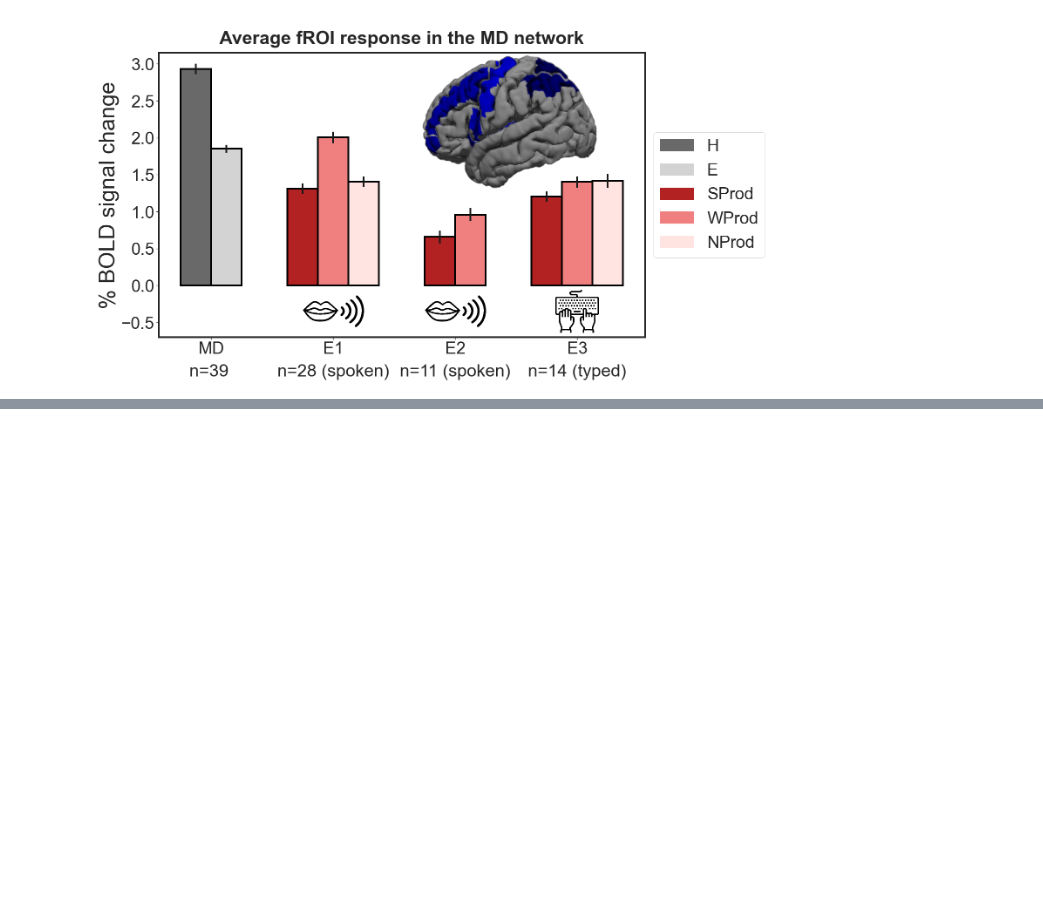
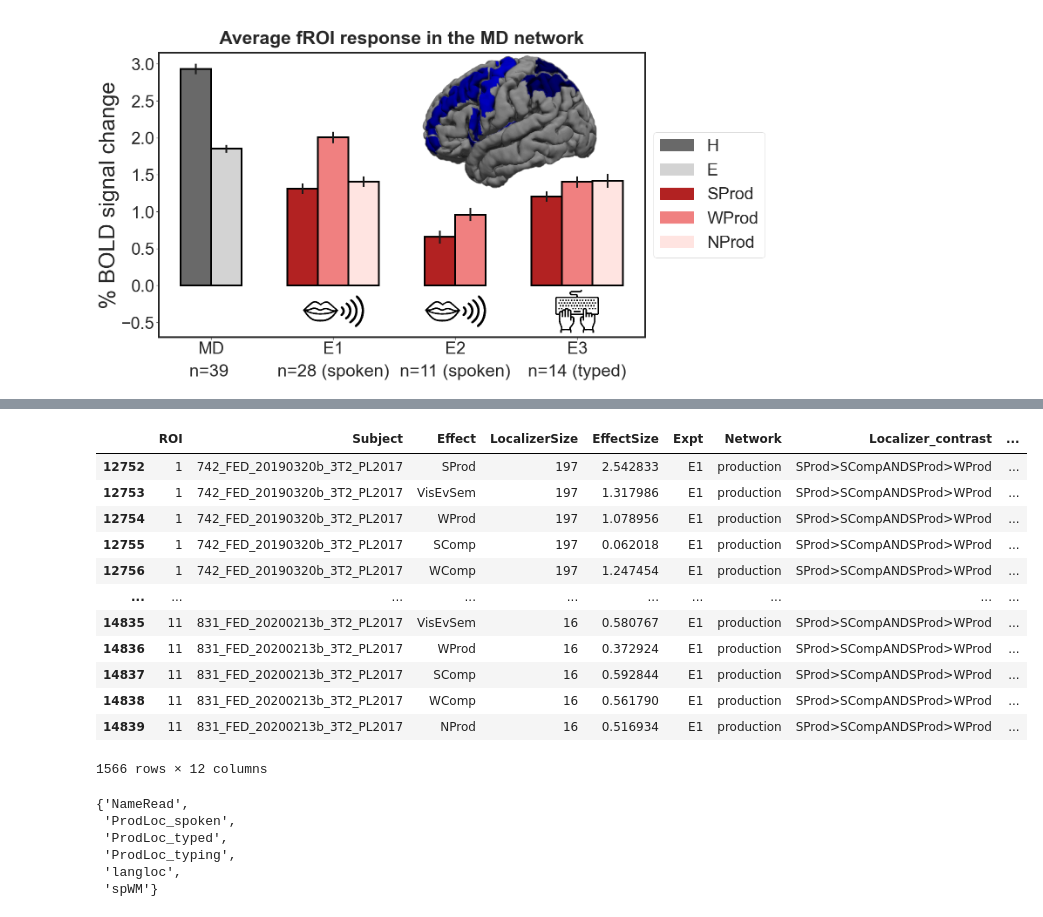
Before and after one commit to jennhu/LanguageProduction, a Jupyter notebook: figures/code/production_paper_fROI_response_figures.ipynb, the cells around one changed output, grey strips where cells are left out. Cells and saved outputs as stored; diff of their text form; code cells hidden in the pictures; blank space fills up the shorter version.

```diff
--- a/figures/code/production_paper_fROI_response_figures.ipynb
+++ b/figures/code/production_paper_fROI_response_figures.ipynb
@@ -703,0 +727,28 @@ plt.savefig("../figures/lowlevel_speaking_fig.tiff", bbox_inches = 'tight')
+# %%
+
+indiv_data = prep_data(all_indiv_data, consolidated_expt,networks, hemispheres, ROIs, conditions, criticalTasks, experiment_names, new_exp_names)
+
+indiv_data
+# %% [output]
+|  | ROI | Subject | Effect | LocalizerSize | EffectSize | Expt | Network | Localizer_contrast | ... |
+| 12752 | 1 | 742_FED_20190320b_3T2_PL2017 | SProd | 197 | 2.542833 | E1 | production | SProd>SCompANDSProd>WProd | ... |
+| 12753 | 1 | 742_FED_20190320b_3T2_PL2017 | VisEvSem | 197 | 1.317986 | E1 | production | SProd>SCompANDSProd>WProd | ... |
+| 12754 | 1 | 742_FED_20190320b_3T2_PL2017 | WProd | 197 | 1.078956 | E1 | production | SProd>SCompANDSProd>WProd | ... |
+| 12755 | 1 | 742_FED_20190320b_3T2_PL2017 | SComp | 197 | 0.062018 | E1 | production | SProd>SCompANDSProd>WProd | ... |
+| 12756 | 1 | 742_FED_20190320b_3T2_PL2017 | WComp | 197 | 1.247454 | E1 | production | SProd>SCompANDSProd>WProd | ... |
+| ... | ... | ... | ... | ... | ... | ... | ... | ... | ... |
+| 14835 | 11 | 831_FED_20200213b_3T2_PL2017 | VisEvSem | 16 | 0.580767 | E1 | production | SProd>SCompANDSProd>WProd | ... |
+| 14836 | 11 | 831_FED_20200213b_3T2_PL2017 | WProd | 16 | 0.372924 | E1 | production | SProd>SCompANDSProd>WProd | ... |
+| 14837 | 11 | 831_FED_20200213b_3T2_PL2017 | SComp | 16 | 0.592844 | E1 | production | SProd>SCompANDSProd>WProd | ... |
+| 14838 | 11 | 831_FED_20200213b_3T2_PL2017 | WComp | 16 | 0.561790 | E1 | production | SProd>SCompANDSProd>WProd | ... |
+| 14839 | 11 | 831_FED_20200213b_3T2_PL2017 | NProd | 16 | 0.516934 | E1 | production | SProd>SCompANDSProd>WProd | ... |
+1566 rows × 12 columns
+# %%
+set(all_indiv_data.CriticalTask)
+# %% [output]
+{'NameRead',
+ 'ProdLoc_spoken',
+ 'ProdLoc_typed',
+ 'ProdLoc_typing',
+ 'langloc',
+ 'spWM'}
```
Also changed, not shown: parts of 7 cells of this notebook, 3 other files.
